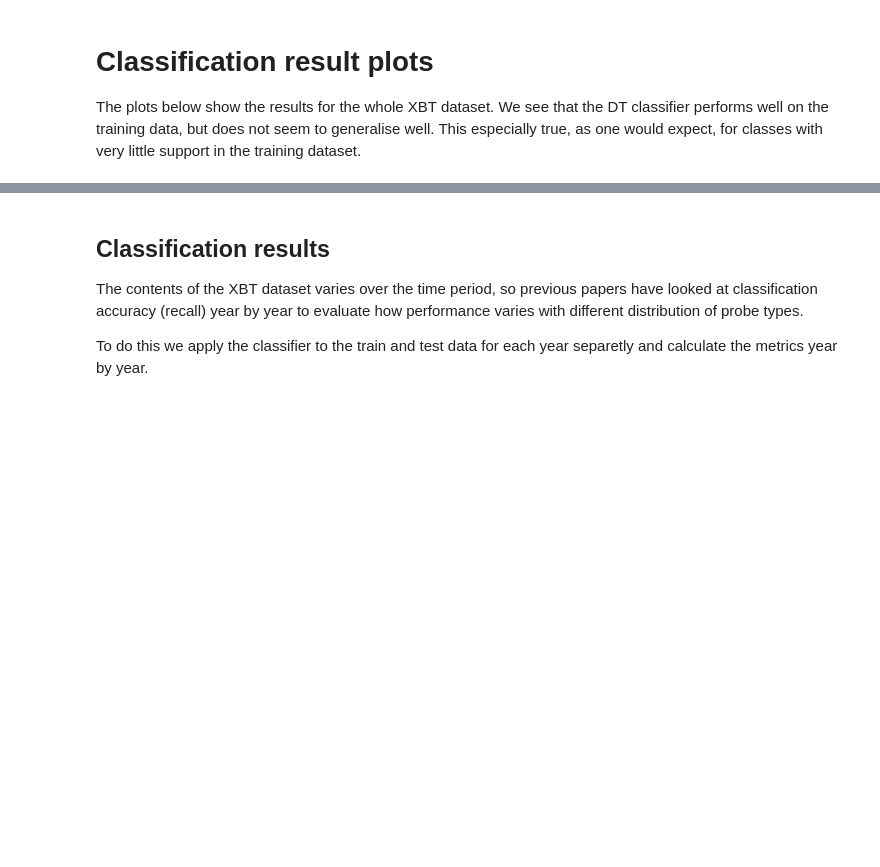
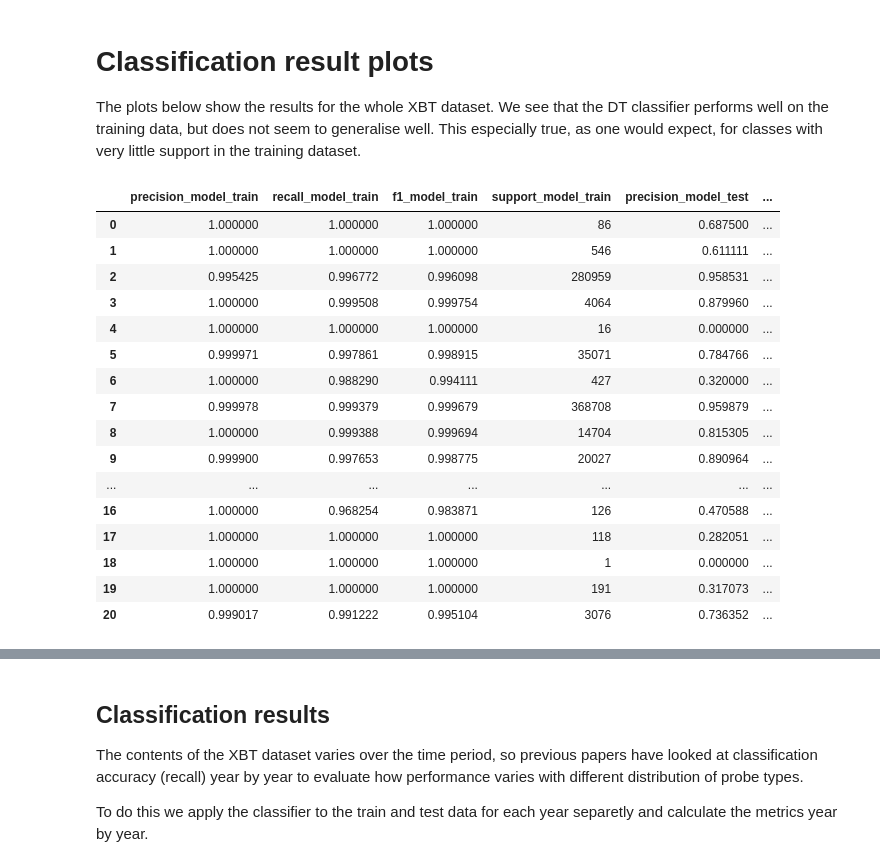
Before and after one commit to MetOffice/XBTs_classification, a Jupyter notebook: classification/imeta_ml_tree.ipynb, the cells around one changed output, grey strips where cells are left out. Cells and saved outputs as stored; diff of their text form; code cells hidden in the pictures; blank space fills up the shorter version.

```diff
--- a/classification/imeta_ml_tree.ipynb
+++ b/classification/imeta_ml_tree.ipynb
@@ -140,5 +244,25 @@ metric_manuf_all_df = pandas.DataFrame.from_dict({
 # Classification result plots
 
 The plots below show the results for the whole XBT dataset. We see that the DT classifier performs well on the training data, but does not seem to generalise well. This especially true, as one would expect, for classes with very little support in the training dataset.
+# %%
+df_metrics_per_class_model
+# %% [output]
+|  | precision_model_train | recall_model_train | f1_model_train | support_model_train | precision_model_test | ... |
+| 0 | 1.000000 | 1.000000 | 1.000000 | 86 | 0.687500 | ... |
+| 1 | 1.000000 | 1.000000 | 1.000000 | 546 | 0.611111 | ... |
+| 2 | 0.995425 | 0.996772 | 0.996098 | 280959 | 0.958531 | ... |
+| 3 | 1.000000 | 0.999508 | 0.999754 | 4064 | 0.879960 | ... |
+| 4 | 1.000000 | 1.000000 | 1.000000 | 16 | 0.000000 | ... |
+| 5 | 0.999971 | 0.997861 | 0.998915 | 35071 | 0.784766 | ... |
+| 6 | 1.000000 | 0.988290 | 0.994111 | 427 | 0.320000 | ... |
+| 7 | 0.999978 | 0.999379 | 0.999679 | 368708 | 0.959879 | ... |
+| 8 | 1.000000 | 0.999388 | 0.999694 | 14704 | 0.815305 | ... |
+| 9 | 0.999900 | 0.997653 | 0.998775 | 20027 | 0.890964 | ... |
+| ... | ... | ... | ... | ... | ... | ... |
+| 16 | 1.000000 | 0.968254 | 0.983871 | 126 | 0.470588 | ... |
+| 17 | 1.000000 | 1.000000 | 1.000000 | 118 | 0.282051 | ... |
+| 18 | 1.000000 | 1.000000 | 1.000000 | 1 | 0.000000 | ... |
+| 19 | 1.000000 | 1.000000 | 1.000000 | 191 | 0.317073 | ... |
+| 20 | 0.999017 | 0.991222 | 0.995104 | 3076 | 0.736352 | ... |
 # %%
 fig_results_all_dt = matplotlib.pyplot.figure('xbt_results_all_dt', figsize=(24,24))
```
Also changed, not shown: parts of 42 cells of this notebook, 1 other file.
